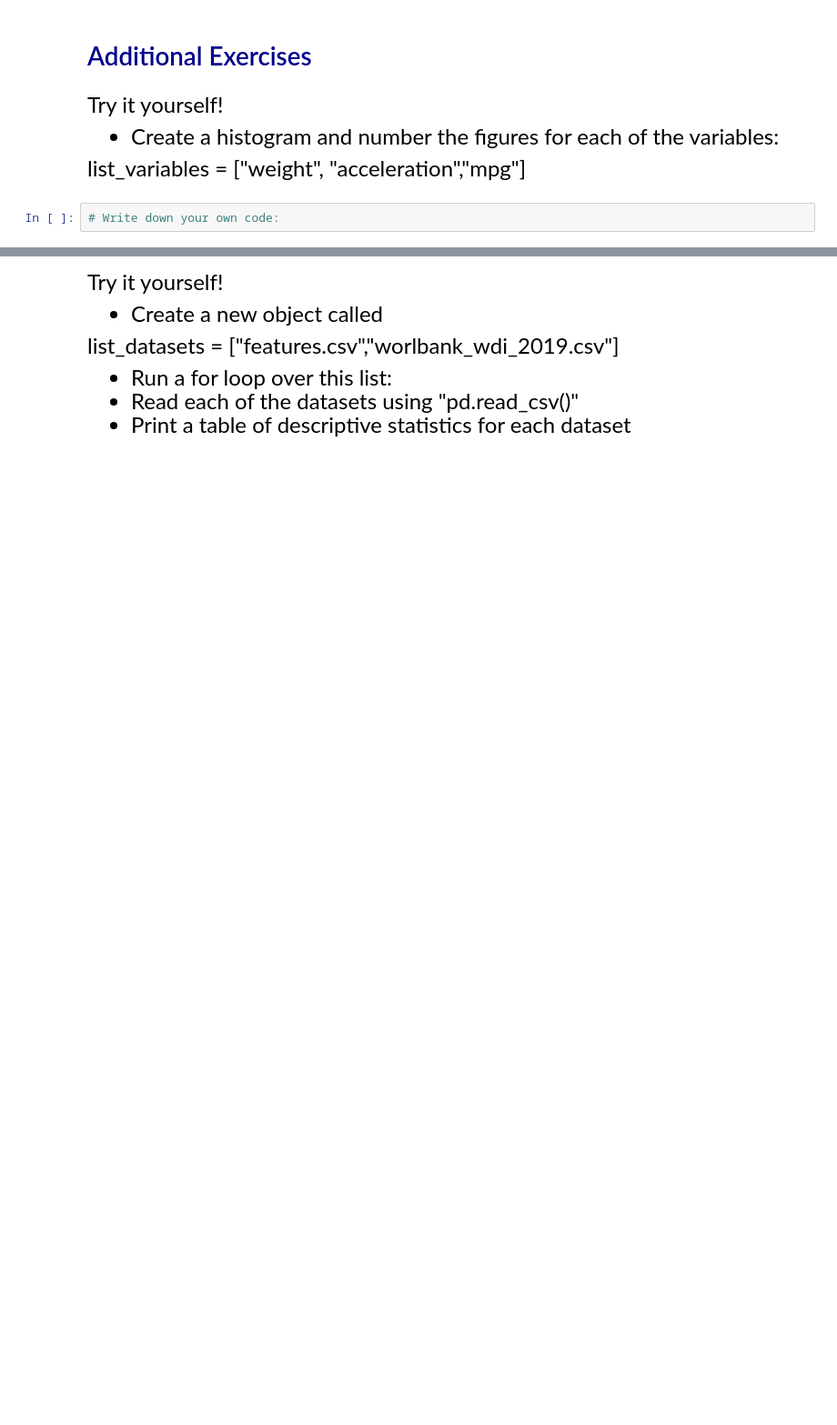
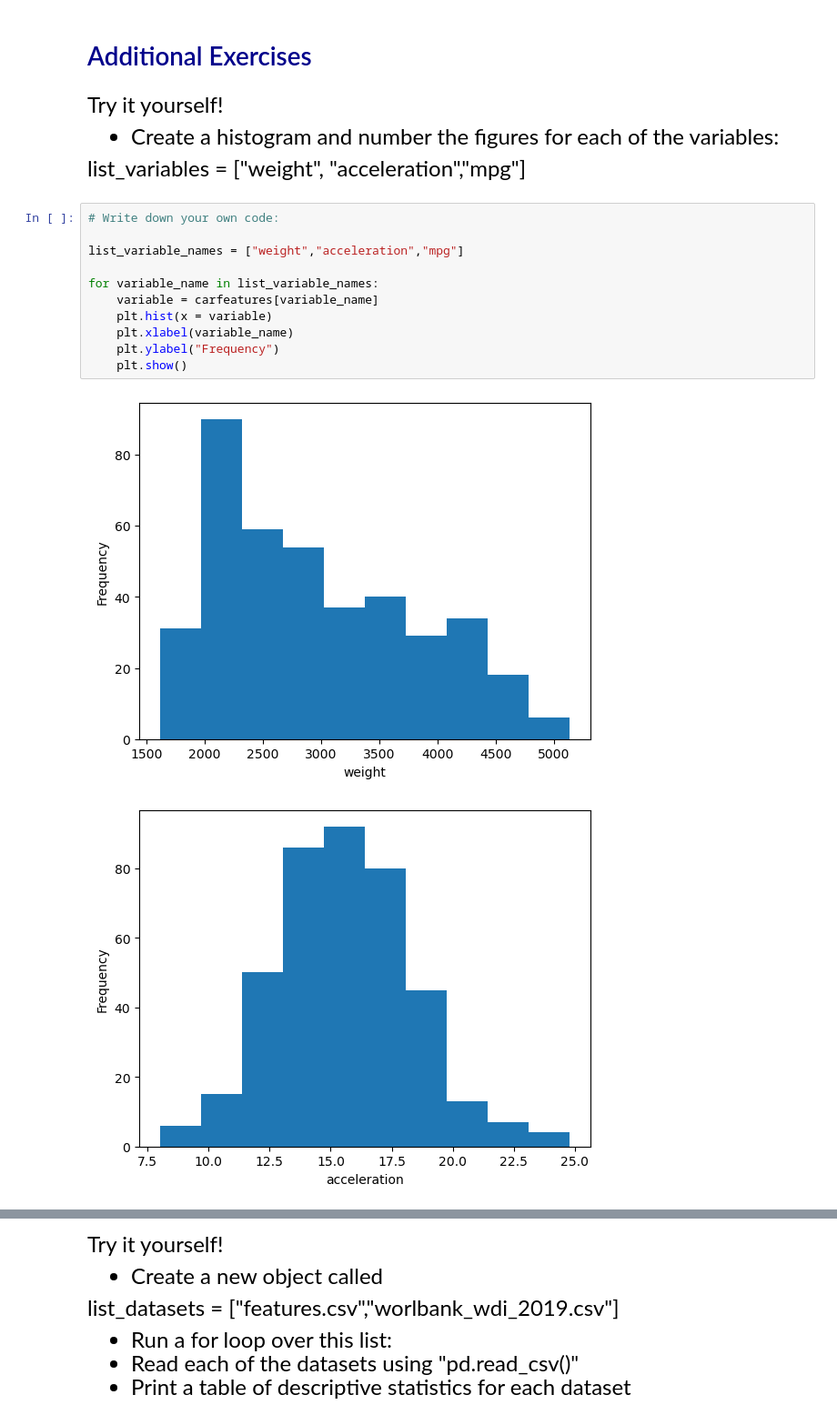
Before and after one commit to zoe-liu-724/qtm151spring2025, a Jupyter notebook: lecture_05/lecture_5.ipynb, the cells around one changed output, grey strips where cells are left out. Shown: that part at 91% size. Cells and saved outputs as stored; diff of their text form; blank space fills up the shorter version.

```diff
--- a/lecture_05/lecture_5.ipynb
+++ b/lecture_05/lecture_5.ipynb
@@ -376,5 +375,17 @@ Try it yourself!
 - Create a histogram and number the figures for each of the variables:
 
 list_variables = ["weight", "acceleration","mpg"]
-# %%
-# Write down your own code:
+# %%
+# Write down your own code:
+
+list_variable_names = ["weight","acceleration","mpg"]
+
+for variable_name in list_variable_names:
+    variable = carfeatures[variable_name]
+    plt.hist(x = variable)
+    plt.xlabel(variable_name)
+    plt.ylabel("Frequency")
+    plt.show()
+# %% [output]
+[figure, added]
+[figure, added]
```
Also changed, not shown: parts of 4 cells of this notebook, 3 other files.
